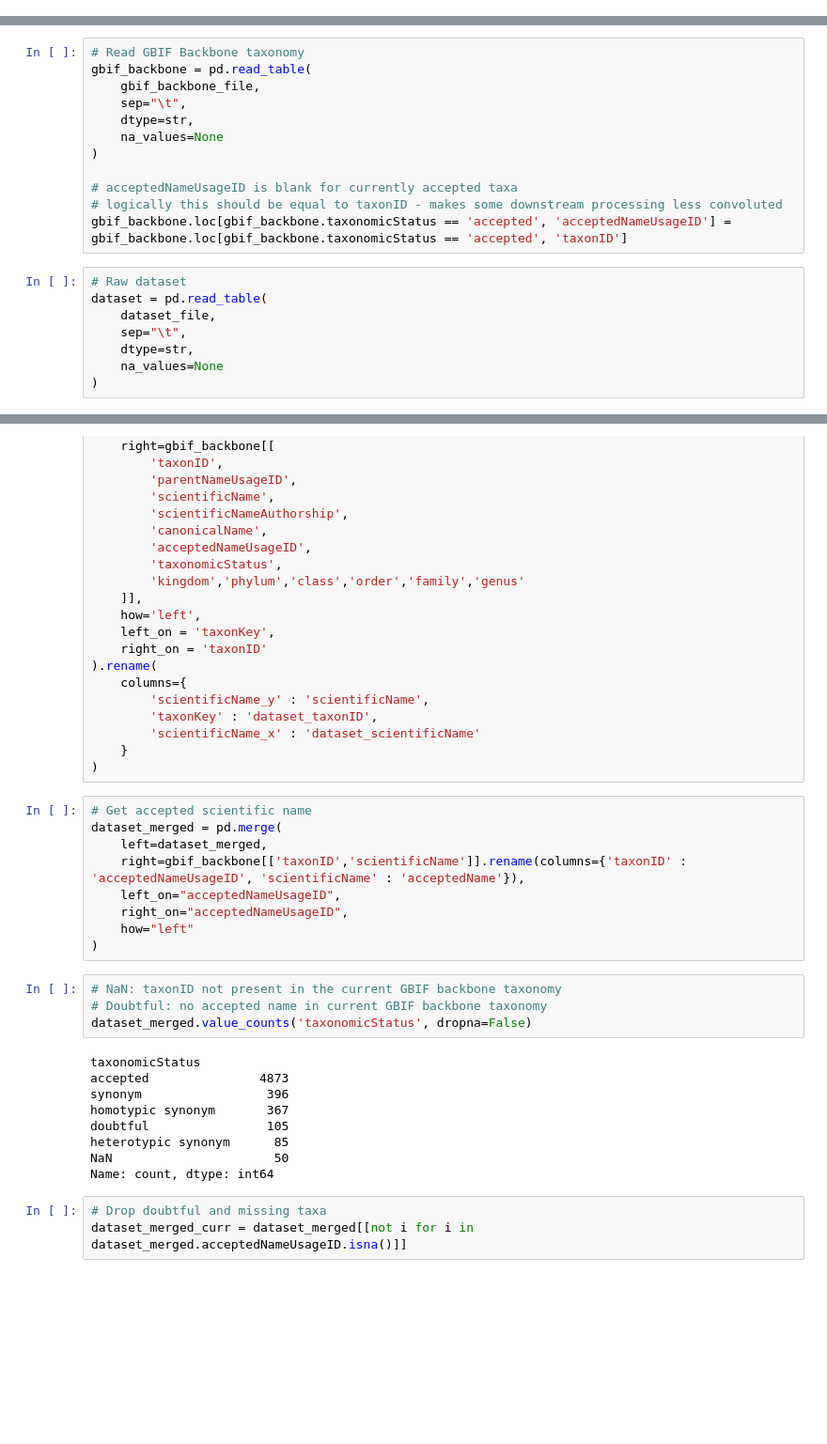
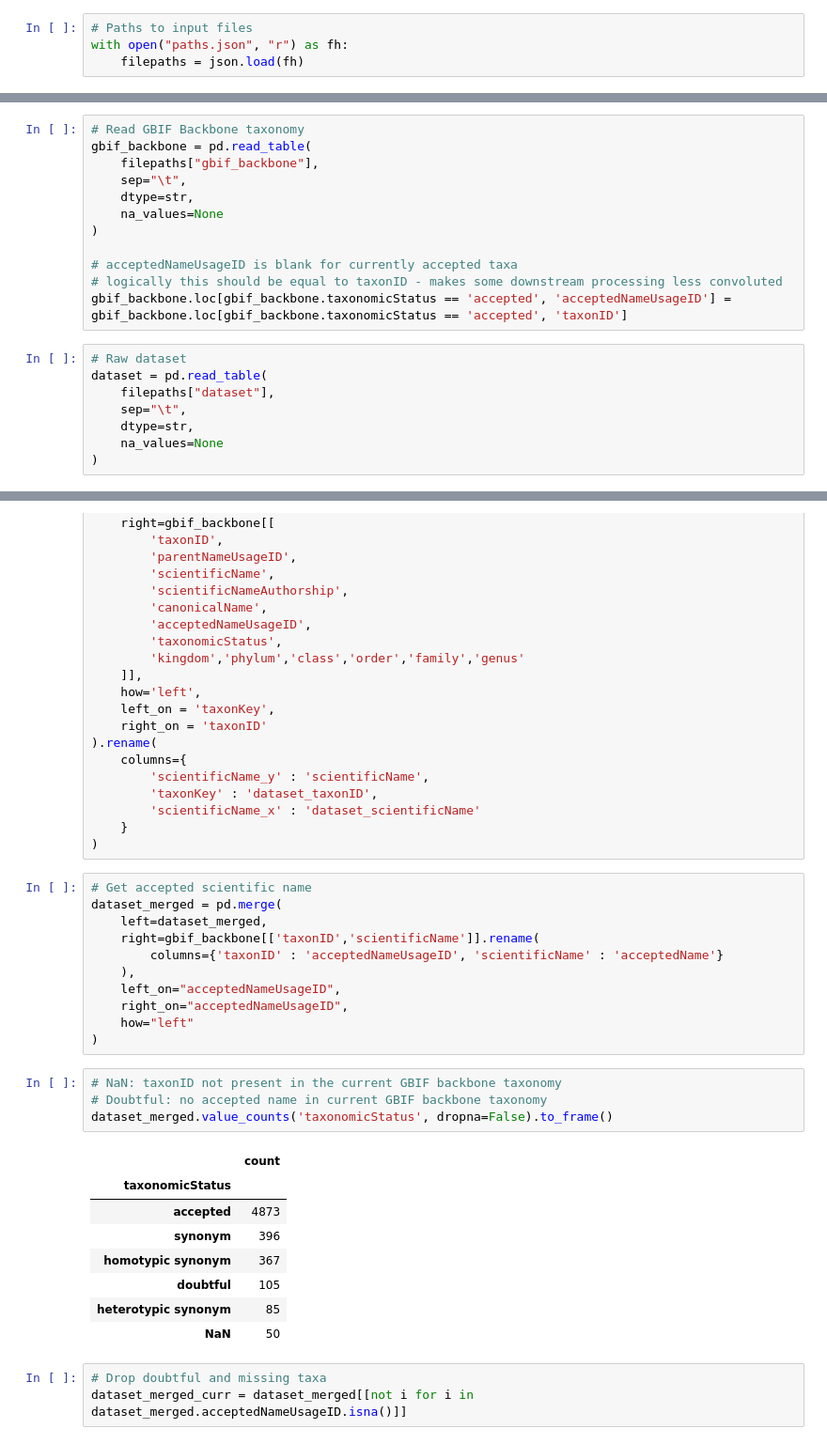
Before and after one commit to monagrland/taxo-harmo, a Jupyter notebook: compare-names.ipynb, the cells around one changed output, grey strips where cells are left out. Shown: that part at 94% size. Saved outputs shown, nothing was run; the diff lists cells and outputs as text; blank space fills up the shorter version.

Commit message:
List inputs in config file; tidy and rerun notebook
Move list of input files to `paths.json`, easier to edit and rerun

```diff
--- a/compare-names.ipynb
+++ b/compare-names.ipynb
@@ -17,3 +10,7 @@ ncbi_names_file = 'resources/ncbi_taxonomy/names.dmp'
+# %%
+# Paths to input files
+with open("paths.json", "r") as fh:
+    filepaths = json.load(fh)
 # %% [markdown]
 # Get names and identifiers for matching
 # %% [markdown]
@@ -23,7 +20,7 @@ Use option `dtype=str` to avoid interpreting taxonIDs as numeric
 # %%
 # Read GBIF Backbone taxonomy
 gbif_backbone = pd.read_table(
-    gbif_backbone_file,
+    filepaths["gbif_backbone"],
     sep="\t",
     dtype=str,
     na_values=None
@@ -35,7 +32,7 @@ gbif_backbone.loc[gbif_backbone.taxonomicStatus == 'accepted', 'acceptedNameUsag
 # %%
 # Raw dataset
 dataset = pd.read_table(
-    dataset_file,
+    filepaths["dataset"],
     sep="\t",
     dtype=str,
     na_values=None
@@ -93,7 +94,9 @@ dataset_merged = pd.merge(
 # Get accepted scientific name
 dataset_merged = pd.merge(
     left=dataset_merged,
-    right=gbif_backbone[['taxonID','scientificName']].rename(columns={'taxonID' : 'acceptedNameUsageID', 'scientificName' : 'acceptedName'}),
+    right=gbif_backbone[['taxonID','scientificName']].rename(
+        columns={'taxonID' : 'acceptedNameUsageID', 'scientificName' : 'acceptedName'}
+    ),
     left_on="acceptedNameUsageID",
     right_on="acceptedNameUsageID",
     how="left"
@@ -101,16 +104,16 @@ dataset_merged = pd.merge(
 # %%
 # NaN: taxonID not present in the current GBIF backbone taxonomy
 # Doubtful: no accepted name in current GBIF backbone taxonomy
-dataset_merged.value_counts('taxonomicStatus', dropna=False)
+dataset_merged.value_counts('taxonomicStatus', dropna=False).to_frame()
 # %% [output]
-taxonomicStatus
-accepted               4873
-synonym                 396
-homotypic synonym       367
-doubtful                105
-heterotypic synonym      85
-NaN                      50
-Name: count, dtype: int64
+|  | count |
+| taxonomicStatus |  |
+| accepted | 4873 |
+| synonym | 396 |
+| homotypic synonym | 367 |
+| doubtful | 105 |
+| heterotypic synonym | 85 |
+| NaN | 50 |
 # %%
 # Drop doubtful and missing taxa
 dataset_merged_curr = dataset_merged[[not i for i in dataset_merged.acceptedNameUsageID.isna()]]
```
Also changed, not shown: parts of 19 cells of this notebook, 2 other files.
